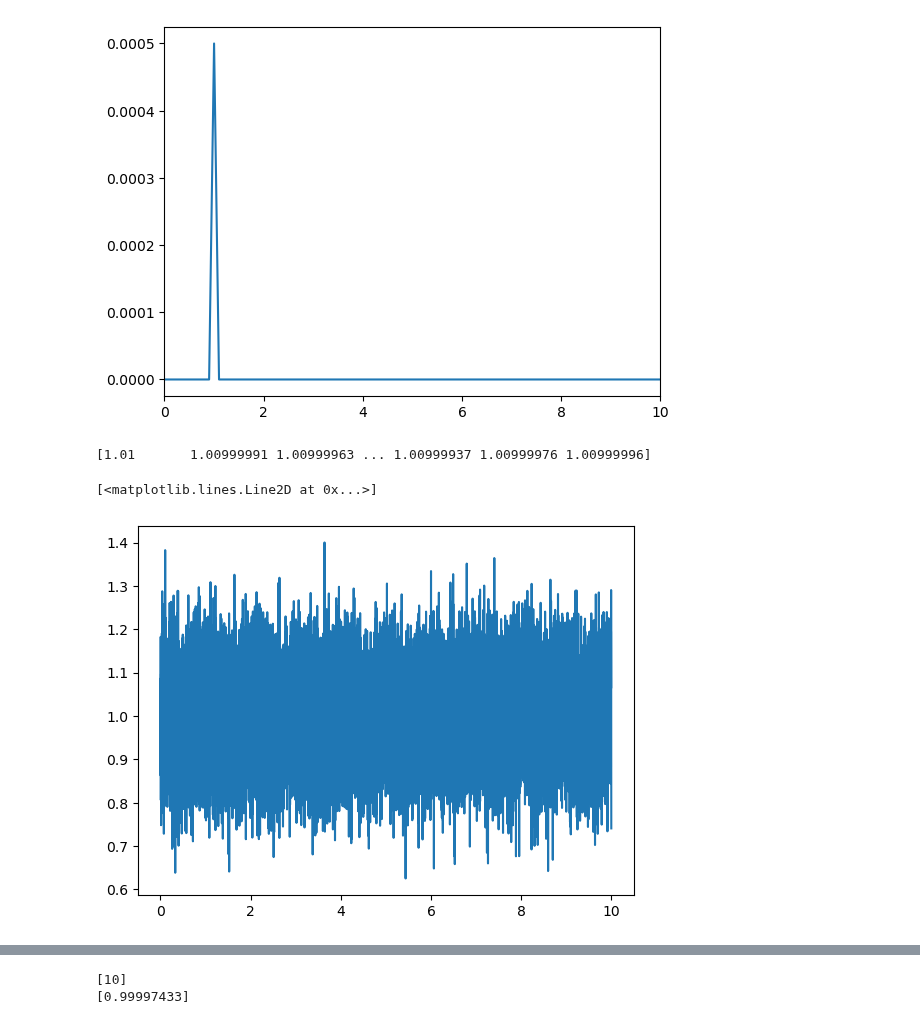
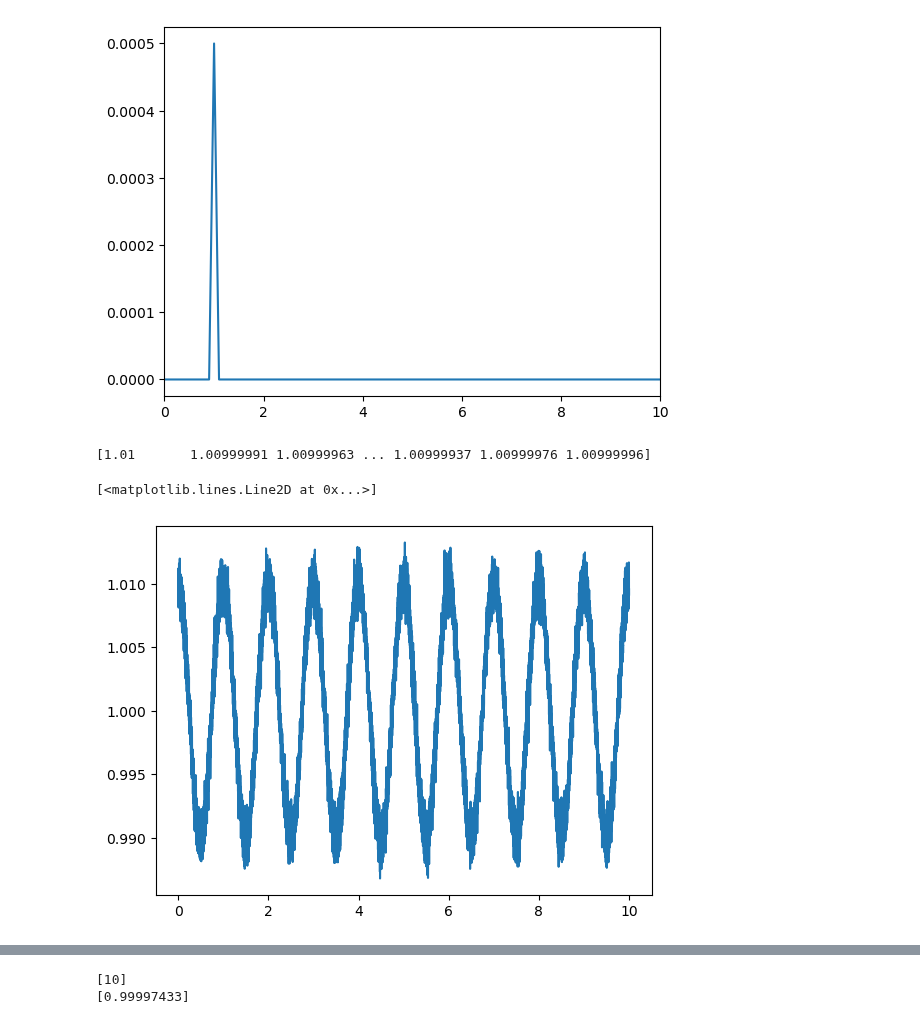
Before and after one commit to Hoggnation/cataloging_coherent_oscillators, a Jupyter notebook: threshold_function.ipynb, the cells around one changed output, grey strips where cells are left out. Drawn from its saved outputs; the diff is of its cells as text; code cells hidden in the pictures.

```diff
--- a/threshold_function.ipynb
+++ b/threshold_function.ipynb
@@ -356,16 +422,16 @@ plt.plot(freq,power)
 # %%
 #with noise
 fs = 1/delta_f #fs is sampling freuqency in hertz
 ts_noise = np.arange(0,10,1/fs)
 
-ys_noise = 1 + 0.01 * np.cos(2 * np.pi * ts) + 0.1 * np.random.normal(size=ts.shape)
+ys_noise = 1 + 0.01 * np.cos(2 * np.pi * ts) + 0.001 * np.random.normal(size=ts.shape)
 print(ys)
 
 plt.plot(ts_noise,ys_noise)
 # %% [output]
 [1.01       1.00999991 1.00999963 ... 1.00999937 1.00999976 1.00999996]
 [<matplotlib.lines.Line2D at 0x...>]
-[figure, old version]
+[figure, new version]
 # %%
 freq_noise, power_noise = scipy.signal.periodogram(ys_noise,fs)
 plt.xlim([0,10])
```
Also changed, not shown: parts of 20 cells of this notebook.
